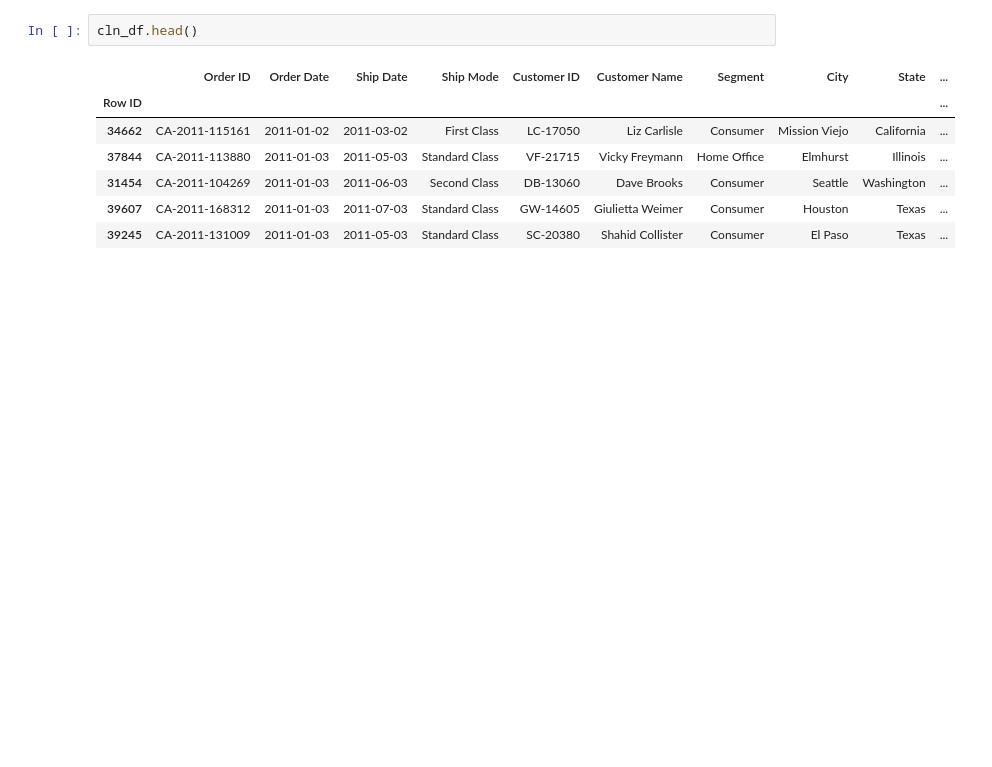
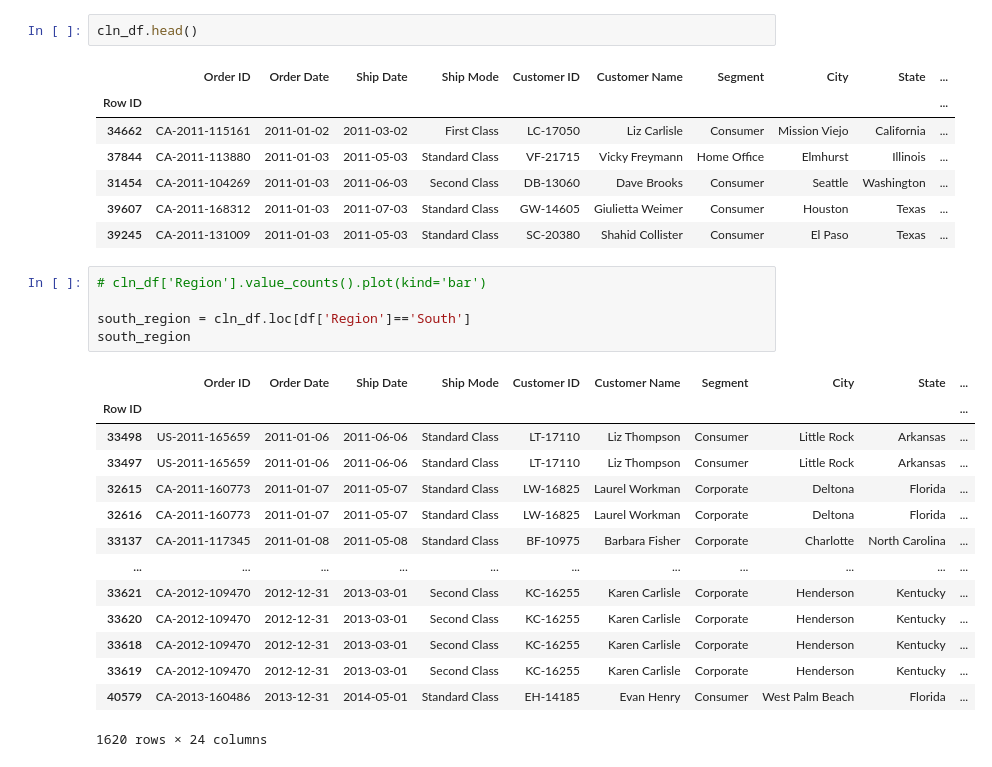
Before and after one commit to abidshafee/dataAnalysis, a Jupyter notebook: dataAnalysis.ipynb, the cells around one changed output. Drawn from its saved outputs; the diff is of its cells as text; blank space fills up the shorter version.

```diff
--- a/dataAnalysis.ipynb
+++ b/dataAnalysis.ipynb
@@ -358,3 +358,23 @@ cln_df.head()
 | 31454 | CA-2011-104269 | 2011-01-03 | 2011-06-03 | Second Class | DB-13060 | Dave Brooks | Consumer | Seattle | Washington | ... |
 | 39607 | CA-2011-168312 | 2011-01-03 | 2011-07-03 | Standard Class | GW-14605 | Giulietta Weimer | Consumer | Houston | Texas | ... |
 | 39245 | CA-2011-131009 | 2011-01-03 | 2011-05-03 | Standard Class | SC-20380 | Shahid Collister | Consumer | El Paso | Texas | ... |
+# %%
+# cln_df['Region'].value_counts().plot(kind='bar')
+
+south_region = cln_df.loc[df['Region']=='South']
+south_region
+# %% [output]
+|  | Order ID | Order Date | Ship Date | Ship Mode | Customer ID | Customer Name | Segment | City | State | ... |
+| Row ID |  |  |  |  |  |  |  |  |  | ... |
+| 33498 | US-2011-165659 | 2011-01-06 | 2011-06-06 | Standard Class | LT-17110 | Liz Thompson | Consumer | Little Rock | Arkansas | ... |
+| 33497 | US-2011-165659 | 2011-01-06 | 2011-06-06 | Standard Class | LT-17110 | Liz Thompson | Consumer | Little Rock | Arkansas | ... |
+| 32615 | CA-2011-160773 | 2011-01-07 | 2011-05-07 | Standard Class | LW-16825 | Laurel Workman | Corporate | Deltona | Florida | ... |
+| 32616 | CA-2011-160773 | 2011-01-07 | 2011-05-07 | Standard Class | LW-16825 | Laurel Workman | Corporate | Deltona | Florida | ... |
+| 33137 | CA-2011-117345 | 2011-01-08 | 2011-05-08 | Standard Class | BF-10975 | Barbara Fisher | Corporate | Charlotte | North Carolina | ... |
+| ... | ... | ... | ... | ... | ... | ... | ... | ... | ... | ... |
+| 33621 | CA-2012-109470 | 2012-12-31 | 2013-03-01 | Second Class | KC-16255 | Karen Carlisle | Corporate | Henderson | Kentucky | ... |
+| 33620 | CA-2012-109470 | 2012-12-31 | 2013-03-01 | Second Class | KC-16255 | Karen Carlisle | Corporate | Henderson | Kentucky | ... |
+| 33618 | CA-2012-109470 | 2012-12-31 | 2013-03-01 | Second Class | KC-16255 | Karen Carlisle | Corporate | Henderson | Kentucky | ... |
+| 33619 | CA-2012-109470 | 2012-12-31 | 2013-03-01 | Second Class | KC-16255 | Karen Carlisle | Corporate | Henderson | Kentucky | ... |
+| 40579 | CA-2013-160486 | 2013-12-31 | 2014-05-01 | Standard Class | EH-14185 | Evan Henry | Consumer | West Palm Beach | Florida | ... |
+1620 rows × 24 columns
```
Also changed, not shown: parts of 4 cells of this notebook.
